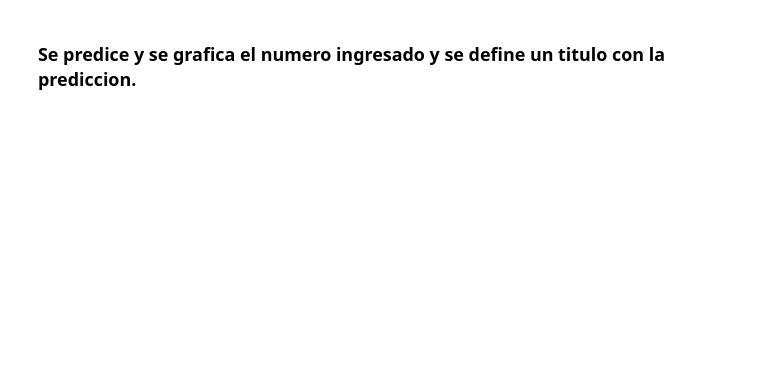
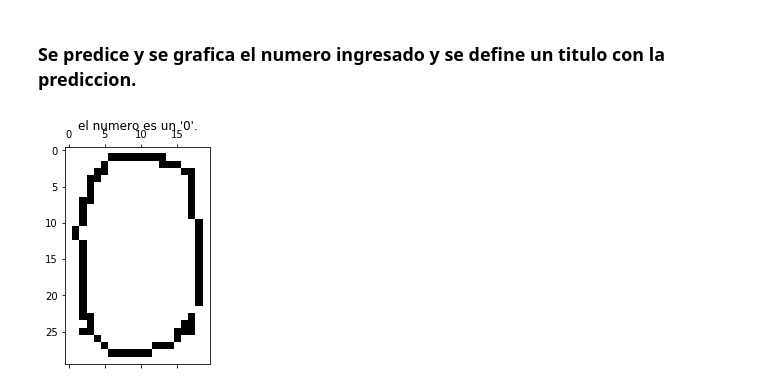
Before and after one commit to julyoc/EjercicioPrediccionNumeros, a Jupyter notebook: Numeros.ipynb, the cells around one changed output. Drawn from its saved outputs; the diff is of its cells as text; code cells hidden in the pictures; blank space fills up the shorter version.

```diff
--- a/Numeros.ipynb
+++ b/Numeros.ipynb
@@ -67,4 +73,7 @@ model.fit(np.array(alldata), np.array(alldataY))
 # %%
 #model.predict([alldata[100]])
 #model.predict_proba([alldata[100]])
-gen.predictGrafData(alldata[100], model.predict([alldata[100]])[0].tolist())
+pred = model.predict([alldata[100]])[0].tolist()
+gen.predictGrafData(alldata[100], pred)
+# %% [output]
+[figure, added]
```
Also changed, not shown: parts of 2 cells of this notebook, 1 other file.
